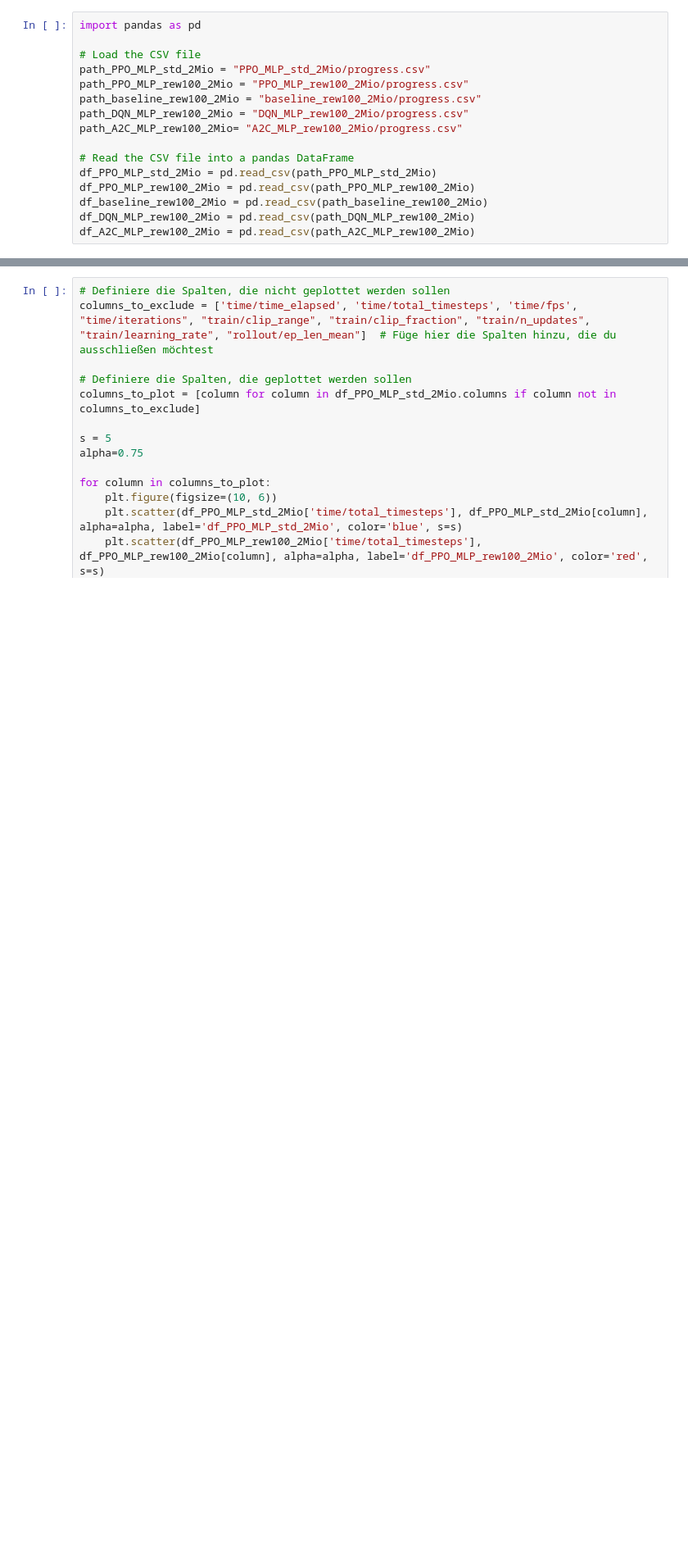
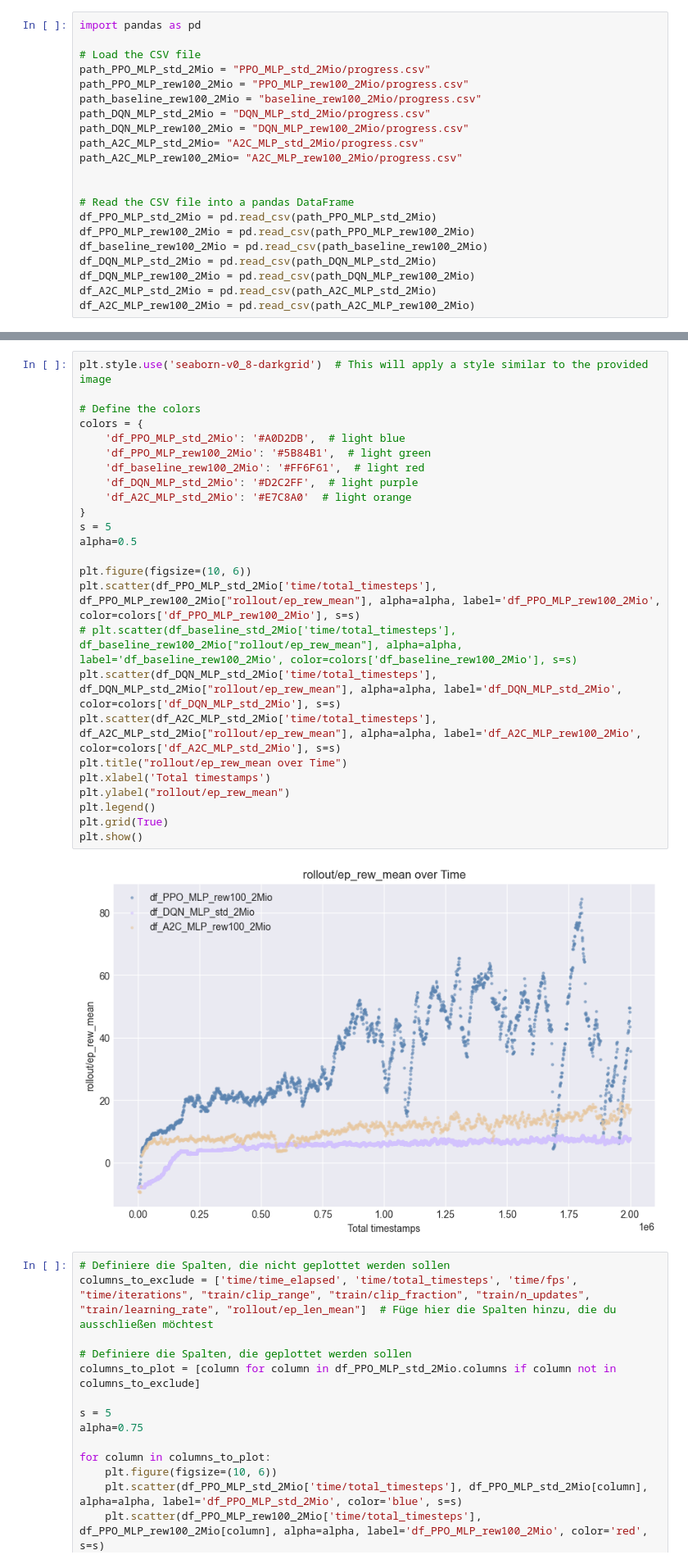
Before and after one commit to TobiasLudwig02/RLFlappyBird, a Jupyter notebook: logs/show_logs.ipynb, the cells around one changed output, grey strips where cells are left out. Shown at 82% size. Drawn from its saved outputs; the diff is of its cells as text; blank space fills up the shorter version.

```diff
--- a/logs/show_logs.ipynb
+++ b/logs/show_logs.ipynb
@@ -5,14 +5,19 @@ import pandas as pd
 path_PPO_MLP_std_2Mio = "PPO_MLP_std_2Mio/progress.csv"
 path_PPO_MLP_rew100_2Mio = "PPO_MLP_rew100_2Mio/progress.csv"
 path_baseline_rew100_2Mio = "baseline_rew100_2Mio/progress.csv"
+path_DQN_MLP_std_2Mio = "DQN_MLP_std_2Mio/progress.csv"
 path_DQN_MLP_rew100_2Mio = "DQN_MLP_rew100_2Mio/progress.csv"
+path_A2C_MLP_std_2Mio= "A2C_MLP_std_2Mio/progress.csv"
 path_A2C_MLP_rew100_2Mio= "A2C_MLP_rew100_2Mio/progress.csv"
+
 
 # Read the CSV file into a pandas DataFrame
 df_PPO_MLP_std_2Mio = pd.read_csv(path_PPO_MLP_std_2Mio)
 df_PPO_MLP_rew100_2Mio = pd.read_csv(path_PPO_MLP_rew100_2Mio)
 df_baseline_rew100_2Mio = pd.read_csv(path_baseline_rew100_2Mio)
+df_DQN_MLP_std_2Mio = pd.read_csv(path_DQN_MLP_std_2Mio)
 df_DQN_MLP_rew100_2Mio = pd.read_csv(path_DQN_MLP_rew100_2Mio)
+df_A2C_MLP_std_2Mio = pd.read_csv(path_A2C_MLP_std_2Mio)
 df_A2C_MLP_rew100_2Mio = pd.read_csv(path_A2C_MLP_rew100_2Mio)
 # %%
 import matplotlib.pyplot as plt
@@ -47,3 +52,30 @@ plt.show()
+# %%
+plt.style.use('seaborn-v0_8-darkgrid')  # This will apply a style similar to the provided image
+
+# Define the colors
+colors = {
+    'df_PPO_MLP_std_2Mio': '#A0D2DB',  # light blue
+    'df_PPO_MLP_rew100_2Mio': '#5B84B1',  # light green
+    'df_baseline_rew100_2Mio': '#FF6F61',  # light red
+    'df_DQN_MLP_std_2Mio': '#D2C2FF',  # light purple
+    'df_A2C_MLP_std_2Mio': '#E7C8A0'  # light orange
+}
+s = 5
+alpha=0.5
+
+plt.figure(figsize=(10, 6))
+plt.scatter(df_PPO_MLP_std_2Mio['time/total_timesteps'], df_PPO_MLP_rew100_2Mio["rollout/ep_rew_mean"], alpha=alpha, label='df_PPO_MLP_rew100_2Mio', color=colors['df_PPO_MLP_rew100_2Mio'], s=s)
+# plt.scatter(df_baseline_std_2Mio['time/total_timesteps'], df_baseline_rew100_2Mio["rollout/ep_rew_mean"], alpha=alpha, label='df_baseline_rew100_2Mio', color=colors['df_baseline_rew100_2Mio'], s=s)
+plt.scatter(df_DQN_MLP_std_2Mio['time/total_timesteps'], df_DQN_MLP_std_2Mio["rollout/ep_rew_mean"], alpha=alpha, label='df_DQN_MLP_std_2Mio', color=colors['df_DQN_MLP_std_2Mio'], s=s)
+plt.scatter(df_A2C_MLP_std_2Mio['time/total_timesteps'], df_A2C_MLP_std_2Mio["rollout/ep_rew_mean"], alpha=alpha, label='df_A2C_MLP_rew100_2Mio', color=colors['df_A2C_MLP_std_2Mio'], s=s)
+plt.title("rollout/ep_rew_mean over Time")
+plt.xlabel('Total timestamps')
+plt.ylabel("rollout/ep_rew_mean")
+plt.legend()
+plt.grid(True)
+plt.show()
+# %% [output]
+[figure, added]
 # %%
 # Definiere die Spalten, die nicht geplottet werden sollen
 columns_to_exclude = ['time/time_elapsed', 'time/total_timesteps', 'time/fps', "time/iterations", "train/clip_range", "train/clip_fraction", "train/n_updates", "train/learning_rate", "rollout/ep_len_mean"]  # Füge hier die Spalten hinzu, die du ausschließen möchtest
```
Also changed, not shown: parts of 1 cell of this notebook.
